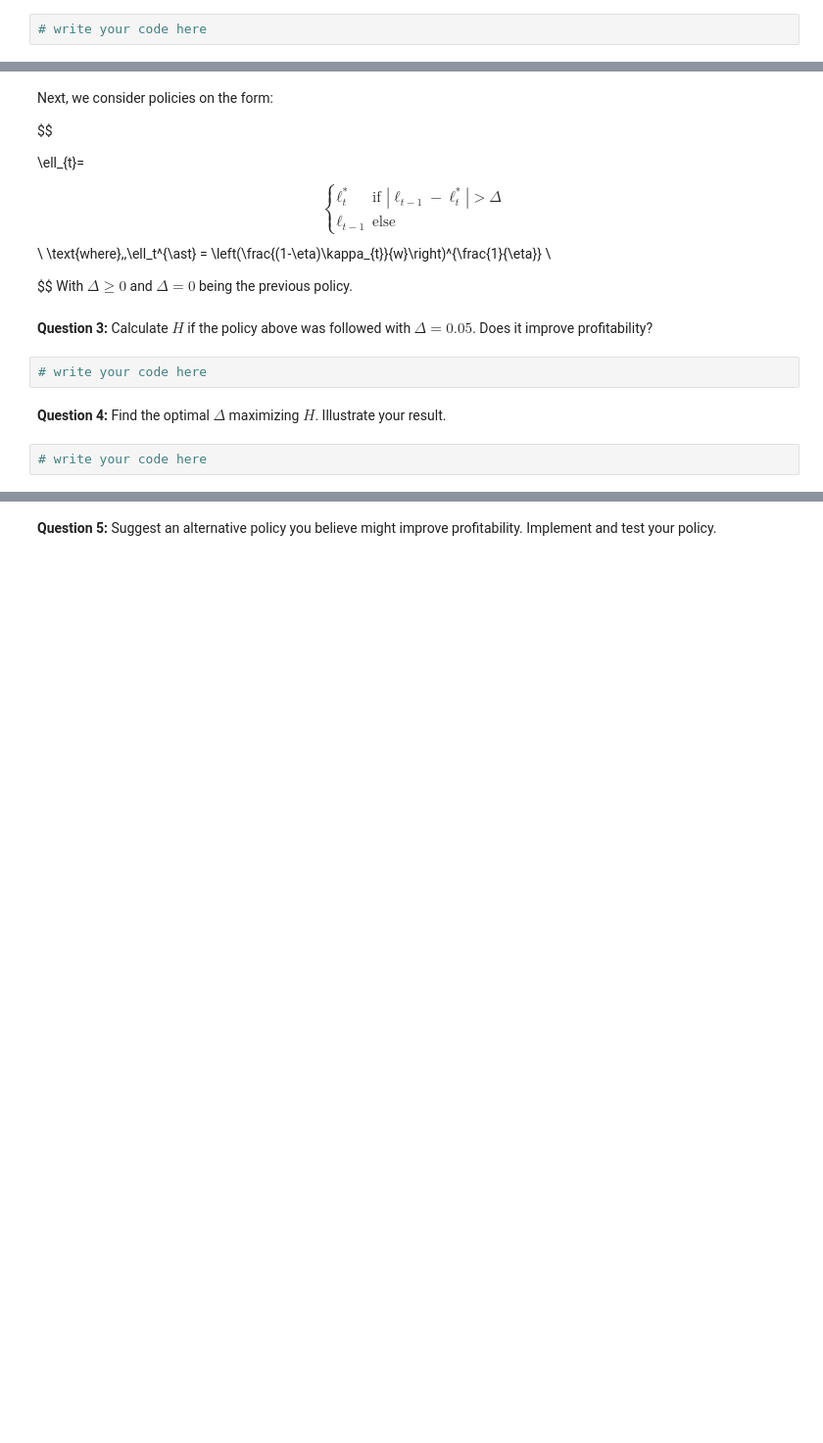
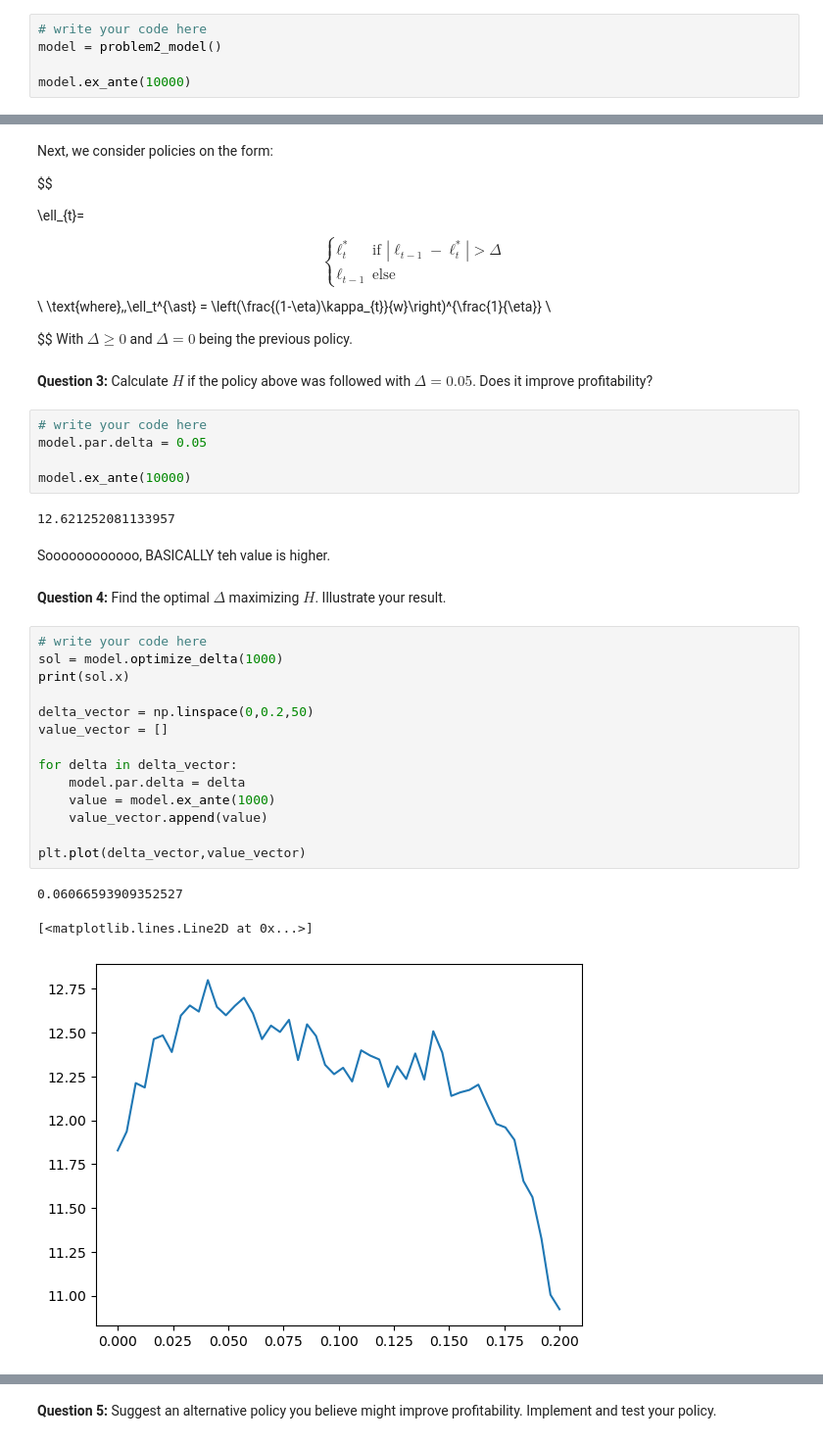
Before and after one commit to NumEconCopenhagen/projects-2023-the-best-duo, a Jupyter notebook: examproject/Exam-2023-notebook.ipynb, the cells around one changed output, grey strips where cells are left out. Shown at 98% size. Cells and saved outputs as stored; diff of their text form; blank space fills up the shorter version.

```diff
--- a/examproject/Exam-2023-notebook.ipynb
+++ b/examproject/Exam-2023-notebook.ipynb
@@ -293,3 +281,6 @@ Baseline parameters are:
 **Question 2:** Calculate $H$ if the policy  $\ell_{t}=\left(\frac{(1-\eta)\kappa_{t}}{w}\right)^{\frac{1}{\eta}}$ from question 1 is followed. Choose $K$ so the approximation is good enough to not affect your results substantially.
 # %%
 # write your code here
+model = problem2_model()
+
+model.ex_ante(10000)
@@ -312,7 +307,30 @@ With $\Delta \geq 0$ and $\Delta = 0$ being the previous policy.
 **Question 3:** Calculate $H$ if the policy above was followed with $\Delta = 0.05$. Does it improve profitability?
 # %%
 # write your code here
+model.par.delta = 0.05
+
+model.ex_ante(10000)
+# %% [output]
+12.621252081133957
+# %% [markdown]
+Soooooooooooo, BASICALLY teh value is higher.
 # %% [markdown]
 **Question 4:** Find the optimal $\Delta$ maximizing $H$. Illustrate your result.
-# %%
-# write your code here
+# %%
+# write your code here
+sol = model.optimize_delta(1000)
+print(sol.x)
+
+delta_vector = np.linspace(0,0.2,50)
+value_vector = []
+
+for delta in delta_vector:
+    model.par.delta = delta
+    value = model.ex_ante(1000)
+    value_vector.append(value)
+
+plt.plot(delta_vector,value_vector)
+# %% [output]
+0.06066593909352527
+[<matplotlib.lines.Line2D at 0x...>]
+[figure, added]
```
Also changed, not shown: parts of 12 cells of this notebook, 2 other files.
